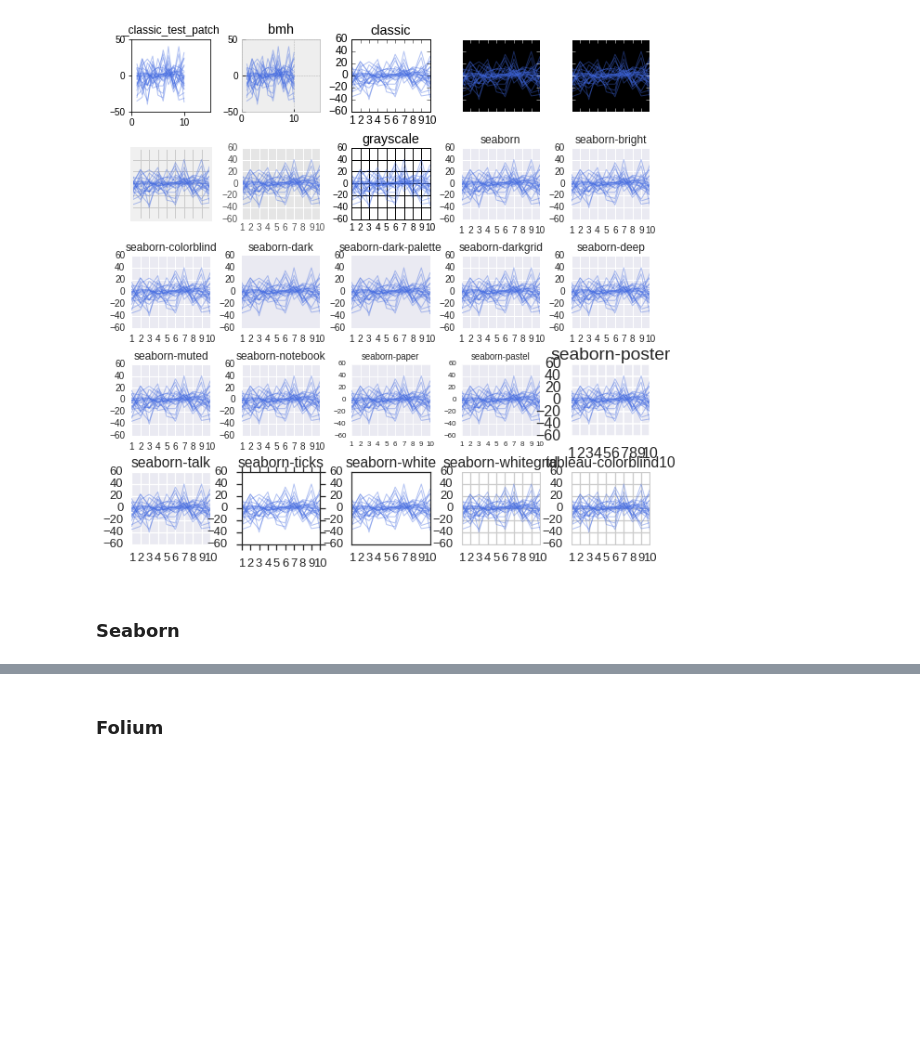
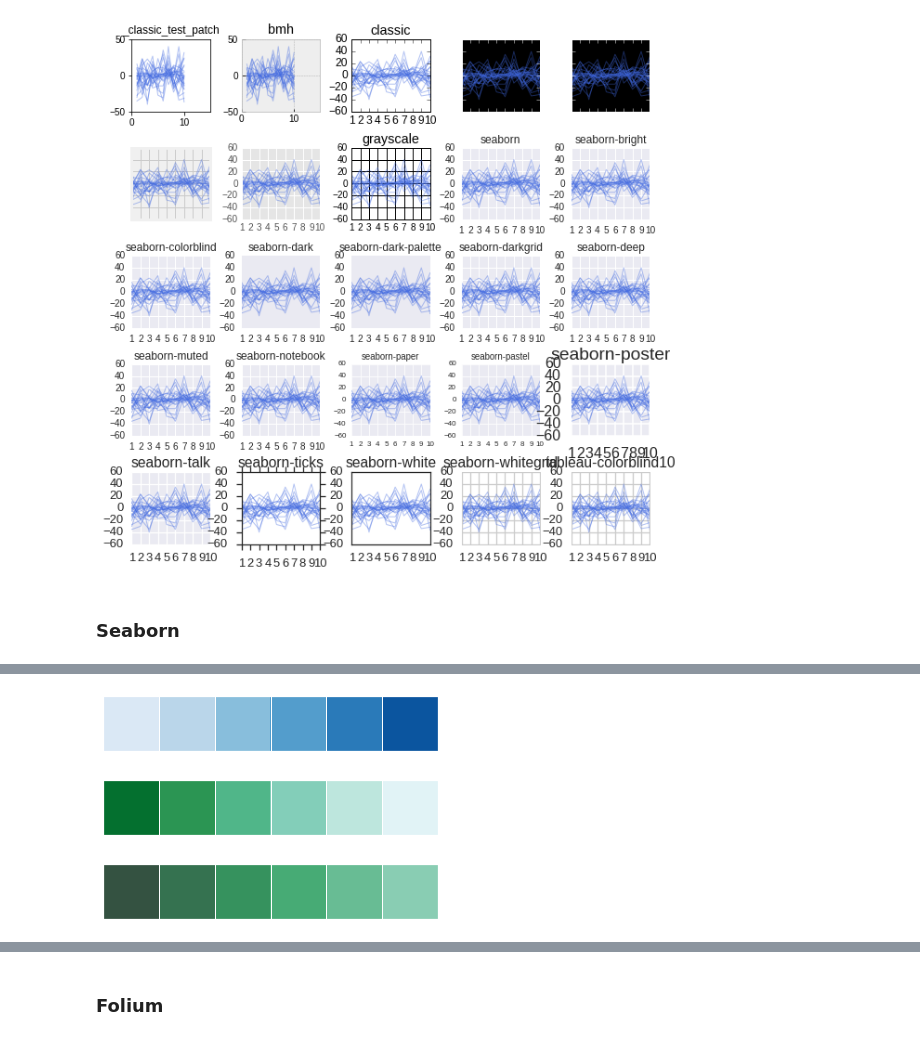
Before and after one commit to eastk1te/P.T, a Jupyter notebook: Python.ipynb, the cells around one changed output, grey strips where cells are left out. Cells and saved outputs as stored; diff of their text form; code cells hidden in the pictures; blank space fills up the shorter version.

```diff
--- a/Python.ipynb
+++ b/Python.ipynb
@@ -1677,0 +1722,9 @@ sns.palplot(current_palette) #질적 색상 팔레트
+# %%
+##### 순차 색상 팔레트
+sns.palplot(sns.color_palette('Blues'))
+sns.palplot(sns.color_palette('BuGn_r'))
+sns.palplot(sns.color_palette('BuGn_d'))
+# %% [output]
+[figure, added]
+[figure, added]
+[figure, added]
```
Also changed, not shown: parts of 24 cells of this notebook.
